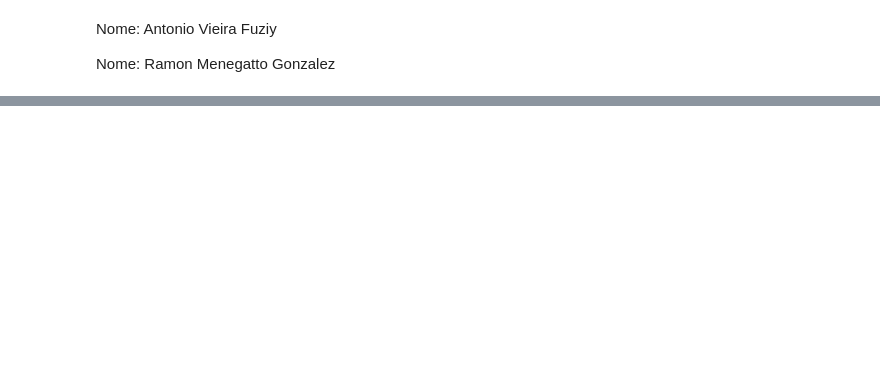
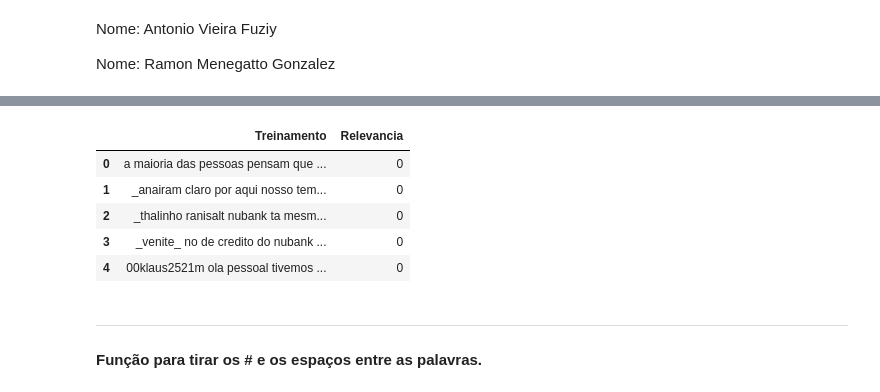
Before and after one commit to AntonioFuziy/Projeto2_DataScience, a Jupyter notebook: Projeto2.ipynb, the cells around one changed output, grey strips where cells are left out. Cells and saved outputs as stored; diff of their text form; code cells hidden in the pictures; blank space fills up the shorter version.

```diff
--- a/Projeto2.ipynb
+++ b/Projeto2.ipynb
@@ -131,0 +66,42 @@ Os trabalhos vão evoluir em conceito dependendo da quantidade de itens avançad
+# %%
+def limpando_frases(dataframe, index):
+
+    caractere = dataframe[index]
+
+    caractere = caractere.str.lower()
+
+    pontuacoes = ['.', ':', ';', '"', "'", '?', '(', ')', '[',']',',', '\n', '\t','?','!']
+
+    for letra in pontuacoes:
+
+        caractere = caractere.str.replace(letra,'')
+
+    caractere = caractere.str.replace('é','e')
+    caractere = caractere.str.replace('ê','e')
+    caractere = caractere.str.replace('á','a')
+    caractere = caractere.str.replace('ã','a')
+    caractere = caractere.str.replace('ô','o')
+    caractere = caractere.str.replace('ó','o')
+    caractere = caractere.str.replace('ú','u')
+    caractere = caractere.str.replace('ç','c')
+    caractere = caractere.str.replace('í','i')
+    caractere = caractere.str.replace('@','')
+
+    dataframe[index] = caractere
+
+    return dataframe
+
+titulo = 'Treinamento'
+data = limpando_frases(df,titulo)
+# %%
+data.head()
+# %% [output]
+|  | Treinamento | Relevancia |
+| 0 | a maioria das pessoas pensam que ... | 0 |
+| 1 | _anairam claro por aqui nosso tem... | 0 |
+| 2 | _thalinho ranisalt nubank ta mesm... | 0 |
+| 3 | _venite_ no de credito do nubank ... | 0 |
+| 4 | 00klaus2521m ola pessoal tivemos ... | 0 |
+# %% [markdown]
+___
+#### Função para tirar os  # e os espaços entre as palavras.
```
Also changed, not shown: parts of 90 cells of this notebook.
